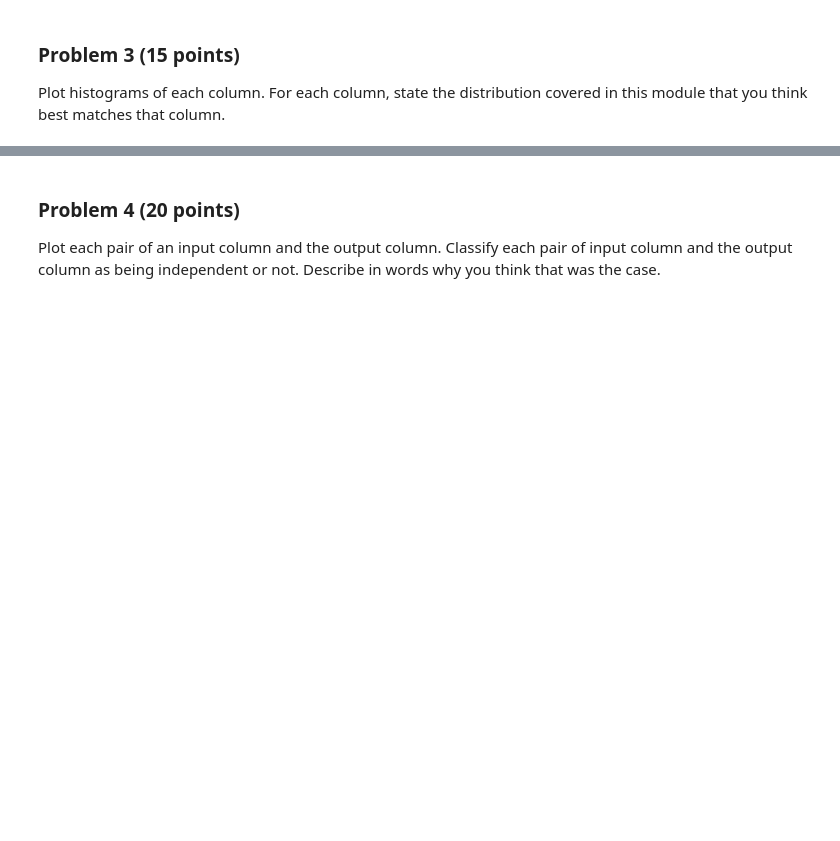
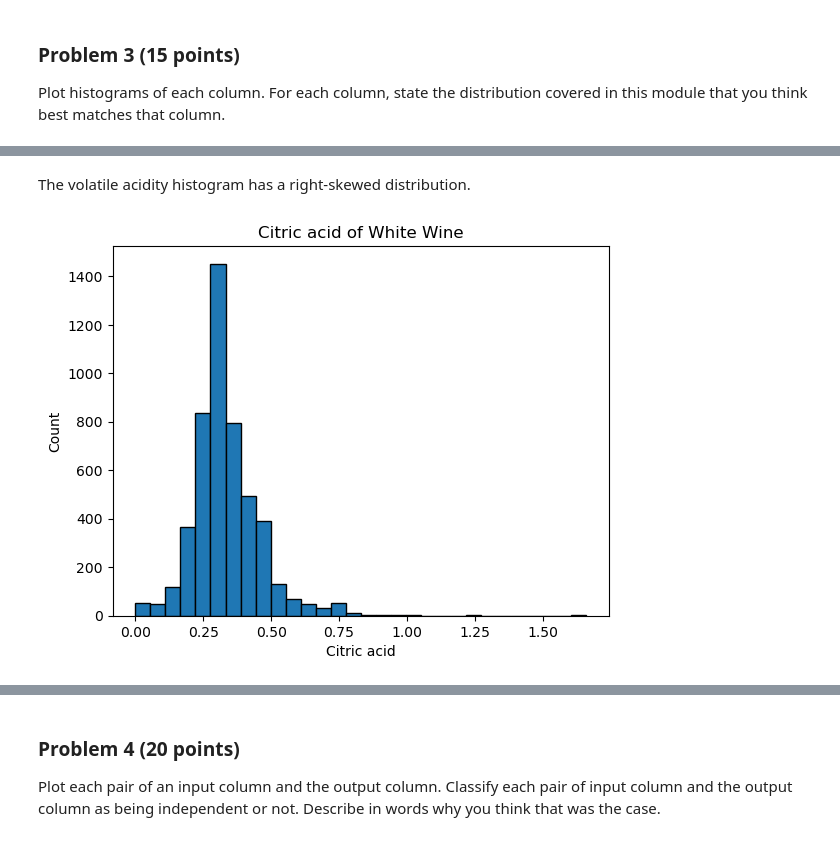
Before and after one commit to keshleem/dx601-final-project, a Jupyter notebook: project.ipynb, the cells around one changed output, grey strips where cells are left out. Saved outputs shown, nothing was run; the diff lists cells and outputs as text; code cells hidden in the pictures; blank space fills up the shorter version.

```diff
--- a/project.ipynb
+++ b/project.ipynb
@@ -128,0 +146,11 @@ YOUR ANSWERS HERE
+# %% [markdown]
+The volatile acidity histogram has a right-skewed distribution.
+# %%
+# citric acid histogram
+plt.hist(wine_quality_white["citric acid"], edgecolor="black", bins=30)
+plt.title("Citric acid of White Wine")
+plt.xlabel("Citric acid")
+plt.ylabel("Count")
+plt.show()
+# %% [output]
+[figure, added]
```
Also changed, not shown: parts of 42 cells of this notebook.
